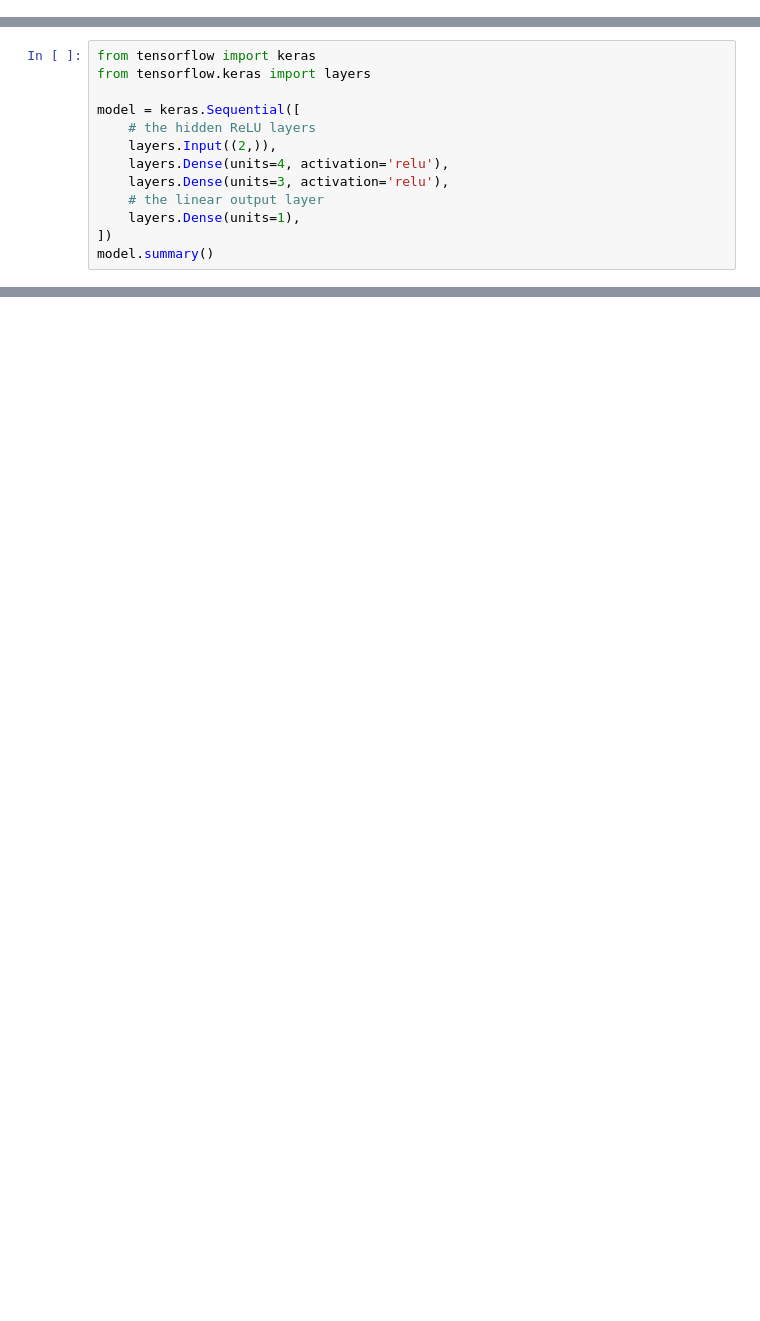
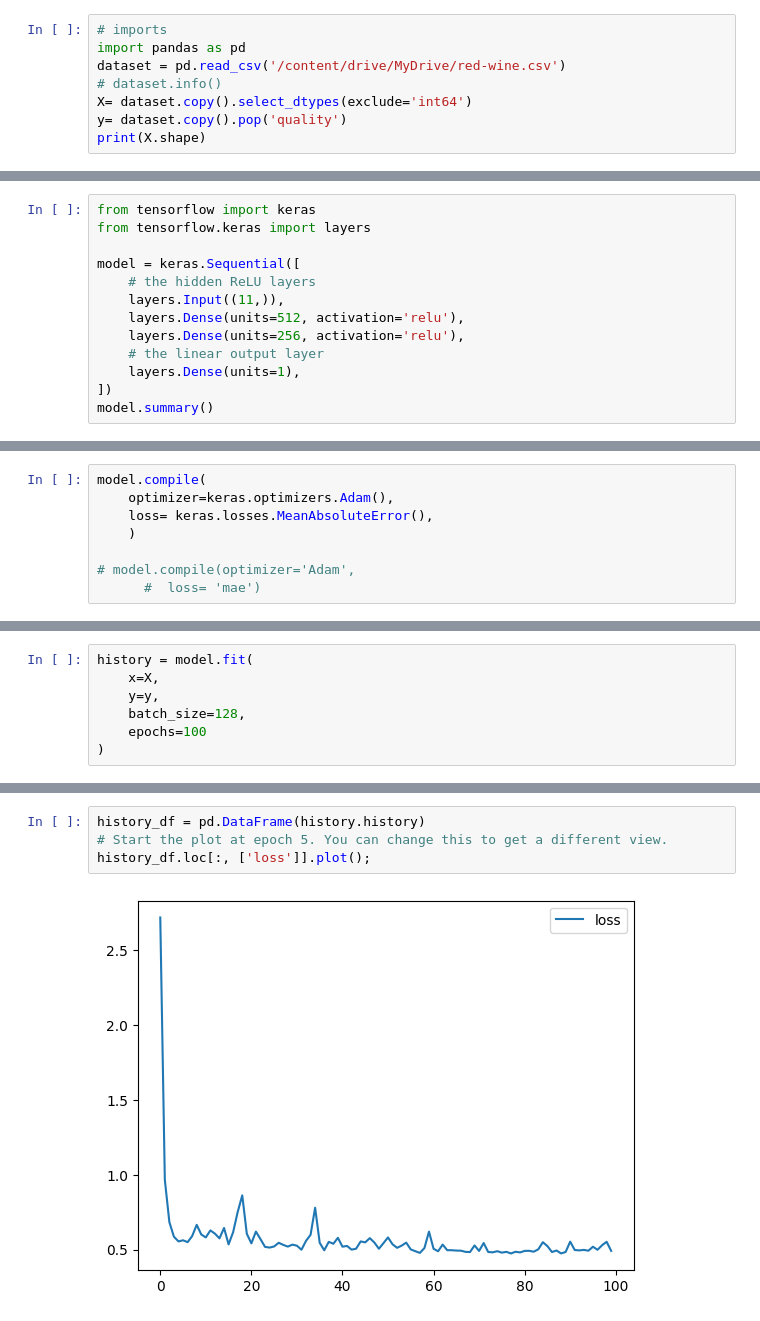
Before and after one commit to Erfan-ram/Deep-ML-Doc, a Jupyter notebook: Fit_Model.ipynb, the cells around one changed output, grey strips where cells are left out. Cells and saved outputs as stored; diff of their text form; blank space fills up the shorter version.

```diff
--- a/Fit_Model.ipynb
+++ b/Fit_Model.ipynb
@@ -1,2 +1,10 @@
 # %% [markdown]
 <a href="https://colab.research.google.com/github/Erfan-ram/Deep-ML-Doc/blob/main/Fit_Model.ipynb" target="_parent"><img src="https://colab.research.google.com/assets/colab-badge.svg" alt="Open In Colab"/></a>
+# %%
+# imports
+import pandas as pd
+dataset = pd.read_csv('/content/drive/MyDrive/red-wine.csv')
+# dataset.info()
+X= dataset.copy().select_dtypes(exclude='int64')
+y= dataset.copy().pop('quality')
+print(X.shape)
@@ -16,9 +26,9 @@ from tensorflow.keras import layers
 
 model = keras.Sequential([
     # the hidden ReLU layers
-    layers.Input((2,)),
-    layers.Dense(units=4, activation='relu'),
-    layers.Dense(units=3, activation='relu'),
+    layers.Input((11,)),
+    layers.Dense(units=512, activation='relu'),
+    layers.Dense(units=256, activation='relu'),
     # the linear output layer
     layers.Dense(units=1),
 ])
@@ -89,0 +104,8 @@ Learning Rate = according to the mount of it , it tooks longer or smaller step t
+# %%
+model.compile(
+    optimizer=keras.optimizers.Adam(),
+    loss= keras.losses.MeanAbsoluteError(),
+    )
+
+# model.compile(optimizer='Adam',
+      #  loss= 'mae')
@@ -89,0 +115,7 @@ Learning Rate = according to the mount of it , it tooks longer or smaller step t
+# %%
+history = model.fit(
+    x=X,
+    y=y,
+    batch_size=128,
+    epochs=100
+)
@@ -89,0 +140,6 @@ Learning Rate = according to the mount of it , it tooks longer or smaller step t
+# %%
+history_df = pd.DataFrame(history.history)
+# Start the plot at epoch 5. You can change this to get a different view.
+history_df.loc[:, ['loss']].plot();
+# %% [output]
+[figure, added]
```
Also changed, not shown: parts of 6 cells of this notebook.
